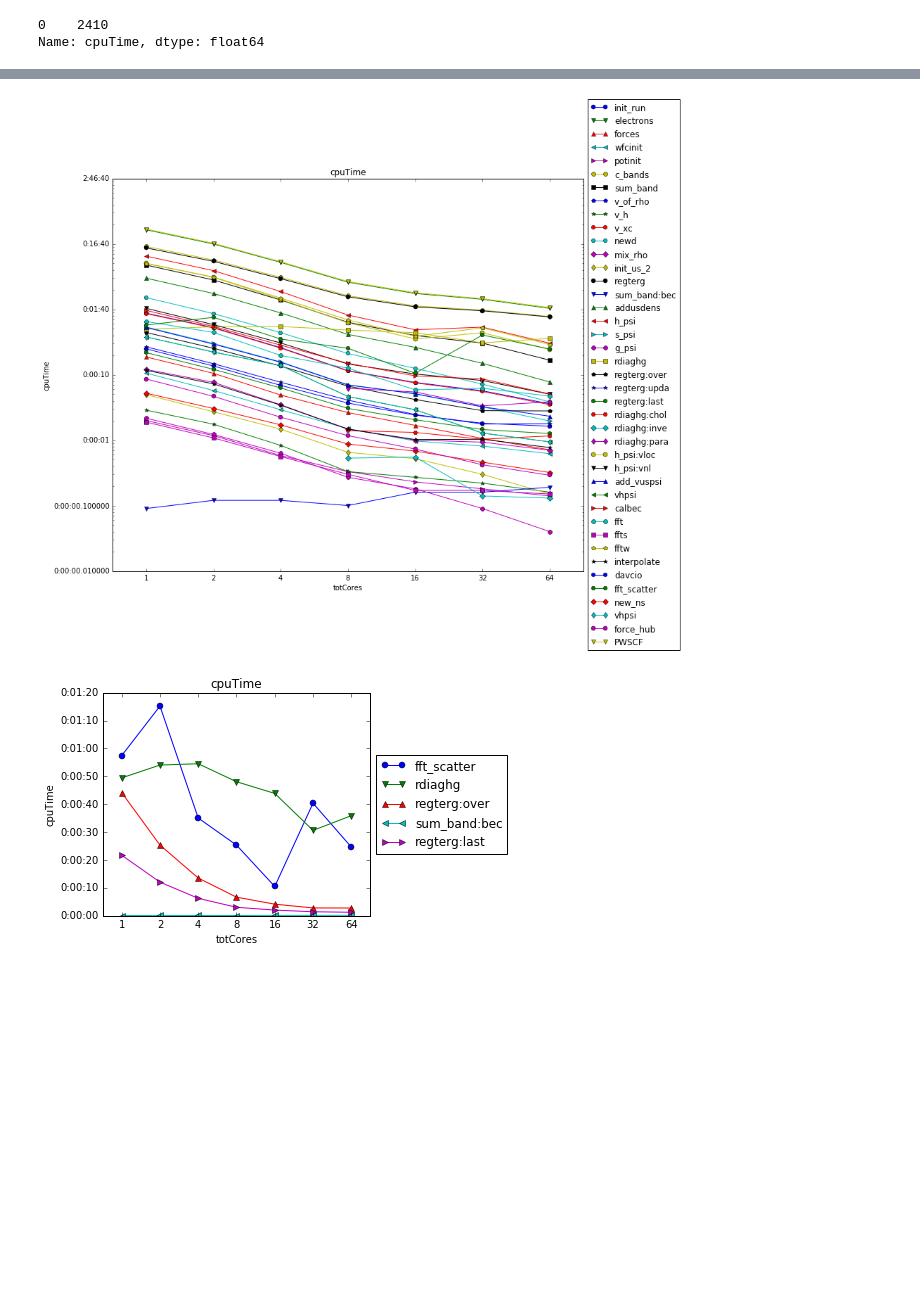
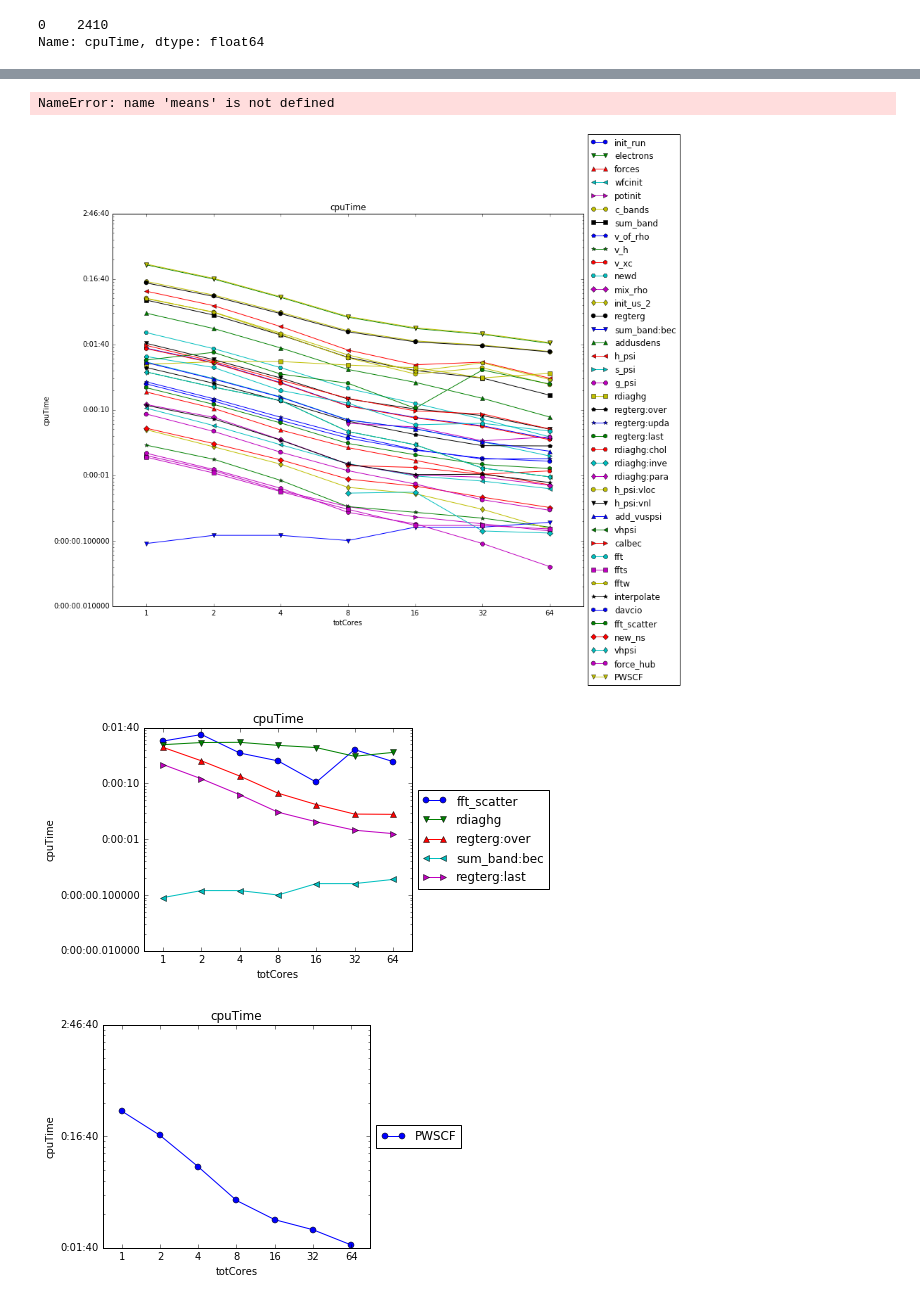
Before and after one commit to gioruffa/qetools, a Jupyter notebook: plotter.ipynb, the cells around one changed output, grey strips where cells are left out. Drawn from its saved outputs; the diff is of its cells as text; code cells hidden in the pictures; blank space fills up the shorter version.

```diff
--- a/plotter.ipynb
+++ b/plotter.ipynb
@@ -13,14 +13,21 @@ import itertools
 # %%
 #create a class
 class EspressoRun :
-    def __init__(self,filename,name=None) :
-        assert type(filename) == str
-        self.filename=filename
-        self.name= filename if name == None else name
-        self.parseHeader()
-        self.df = pd.read_csv(filename, comment='#', header=0,skiprows=self.skipLines)
-        #if Parent is null for BODY section it means the function was called in main
-        self.df.ix[ pd.isnull(self.df.Parent) & (self.df.Section == "BODY"), 'Parent' ] = 'main'
+    def __init__(self,filename=None,name=None) :
+        if filename != None :
+            assert type(filename) == str
+            self.filename=filename
+            self.name= filename if name == None else name
+            self.parseHeader()
+            self.df = pd.read_csv(filename, comment='#', header=0,skiprows=self.skipLines)
+            #if Parent is null for BODY section it means the function was called in main
+            self.df.ix[ pd.isnull(self.df.Parent) & (self.df.Section == "BODY"), 'Parent' ] = 'main'
+            #pd.read_csv()
+    #         self.df.cpuTime = self.df.cpuTime.astype(np.int64)
+        else :
+            self.filename = ""
+            self.name = ""
+            self.header=dict()
 
     def parseHeader(self) :
         #header file is a json
@@ -117,7 +124,10 @@ class EspressoRun :
         return fig
 
     def getGlobalStackedPlot(self) :
-        return self.df[['name','cpuTime','wallTime']].set_index('name').plot(kind='bar',figsize=(10,6))
+        #if False if 'Condensed' in self.header.keys() else self.header['Condensed'] :
+         #   return self.df[['name','cpuTime','cpuTimeStd','wallTime','wallTimeStd']].set_index('name').plot(kind='bar',figsize=(10,6),yerr=['cpuTimeStd','wallTimeStd'])
+        #else:
+            return self.df[['name','cpuTime','wallTime']].set_index('name').plot(kind='bar',figsize=(10,6))
 # %%
 experiment16 = EspressoRun('/home/giorgio_ruffa/Tesi/qetools/samples/Co304-H2/CINECA/Co3O4-H2-conf1-scf_1_16_16.csv')
 experiment16.header
@@ -244,20 +317,28 @@ xp.plotParents()
+# %%
+means
+# %% [output]
+NameError: name 'means' is not defined
 # %%
 fig = plt.figure(figsize=(15,10))
 ax = plt.subplot(111)
 
 
 
 #plt.ylim(0,100000)
 xp.plotFunction(functions=list(experiment16.df.name.values),figure=fig,axes=ax,ylog=True)
 
 
 fig = plt.figure()#figsize=(15,10))
 #plt.ylim(0,100000)
-xp.plotFunction(functions=['fft_scatter','rdiaghg','regterg:over','sum_band:bec','regterg:last'],figure=fig)
+xp.plotFunction(functions=['fft_scatter','rdiaghg','regterg:over','sum_band:bec','regterg:last'],figure=fig,ylog=True)
 #xp.plotFunction(functions=experiment1.df.Parent.unique(), figure=fig)
 # experiment1.df.Parent.unique().value()
+
+fig = plt.figure()#figsize=(15,10))
+xp.plotFunction(functions=['PWSCF'],figure=fig,ylog=True)
 # %% [output]
 [figure]
-[figure, old version]
+[figure, new version]
+[figure, added]
 # %%
 xp.plotFunction(functions=xp.getParentsToPlot(),ylog=True,ylogBase=2)
```
Also changed, not shown: parts of 15 cells of this notebook, 1 other file.
